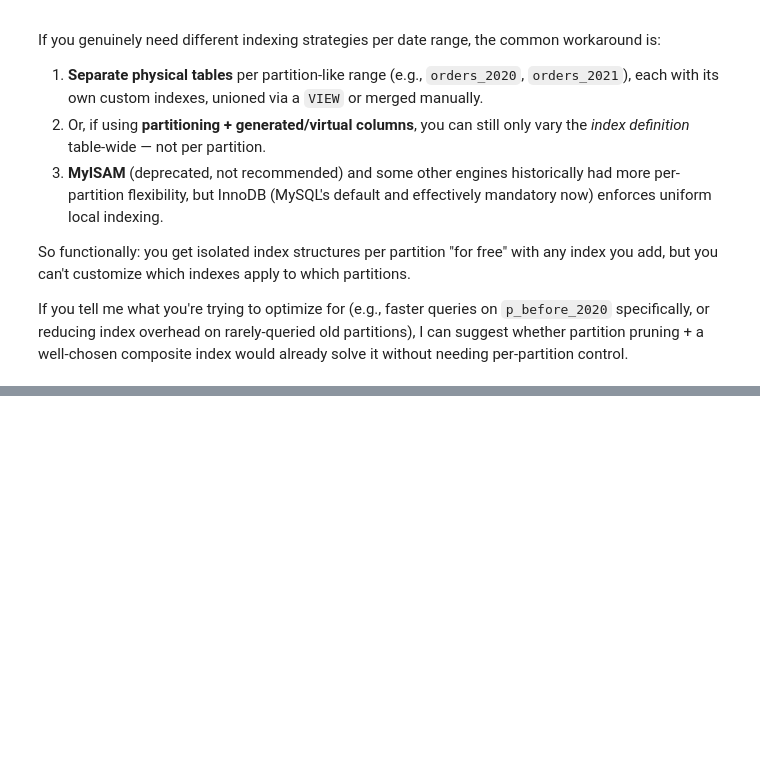
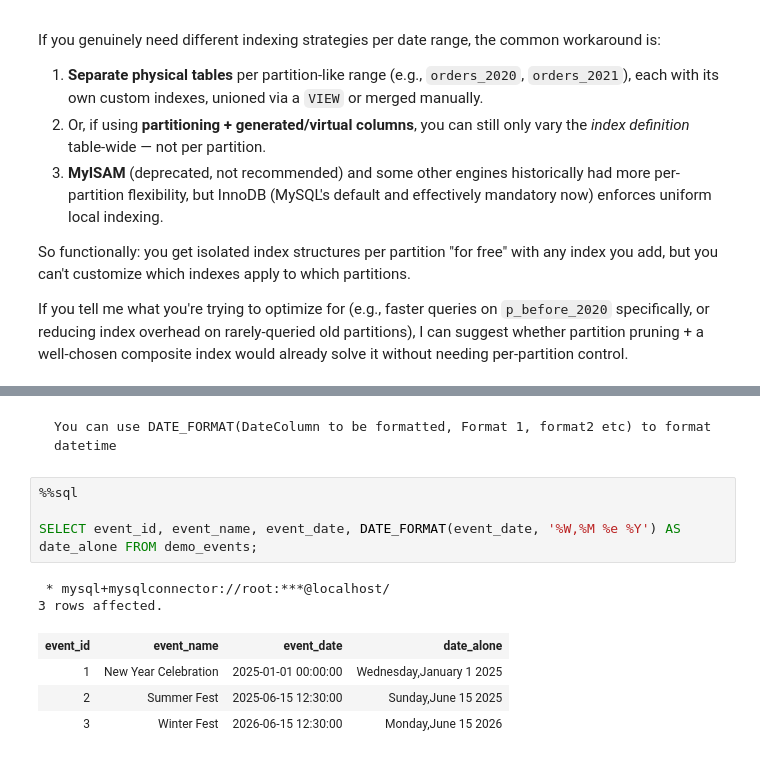
Before and after one commit to LShreeChaithanya/Solid_fundamentals_SQL, a Jupyter notebook: sql_learning.ipynb, the cells around one changed output, grey strips where cells are left out. Drawn from its saved outputs; the diff is of its cells as text; blank space fills up the shorter version.

```diff
--- a/sql_learning.ipynb
+++ b/sql_learning.ipynb
@@ -4455,0 +4544,13 @@ If you tell me what you're trying to optimize for (e.g., faster queries on `p_be
+# %% [markdown]
+    You can use DATE_FORMAT(DateColumn to be formatted, Format 1, format2 etc) to format datetime
+# %%
+%%sql
+
+SELECT event_id, event_name, event_date, DATE_FORMAT(event_date, '%W,%M %e %Y') AS date_alone FROM demo_events;
+# %% [output]
+ * mysql+mysqlconnector://root:***@localhost/
+3 rows affected.
+| event_id | event_name | event_date | date_alone |
+| 1 | New Year Celebration | 2025-01-01 00:00:00 | Wednesday,January 1 2025 |
+| 2 | Summer Fest | 2025-06-15 12:30:00 | Sunday,June 15 2025 |
+| 3 | Winter Fest | 2026-06-15 12:30:00 | Monday,June 15 2026 |
```
Also changed, not shown: parts of 20 cells of this notebook, 1 other file.
